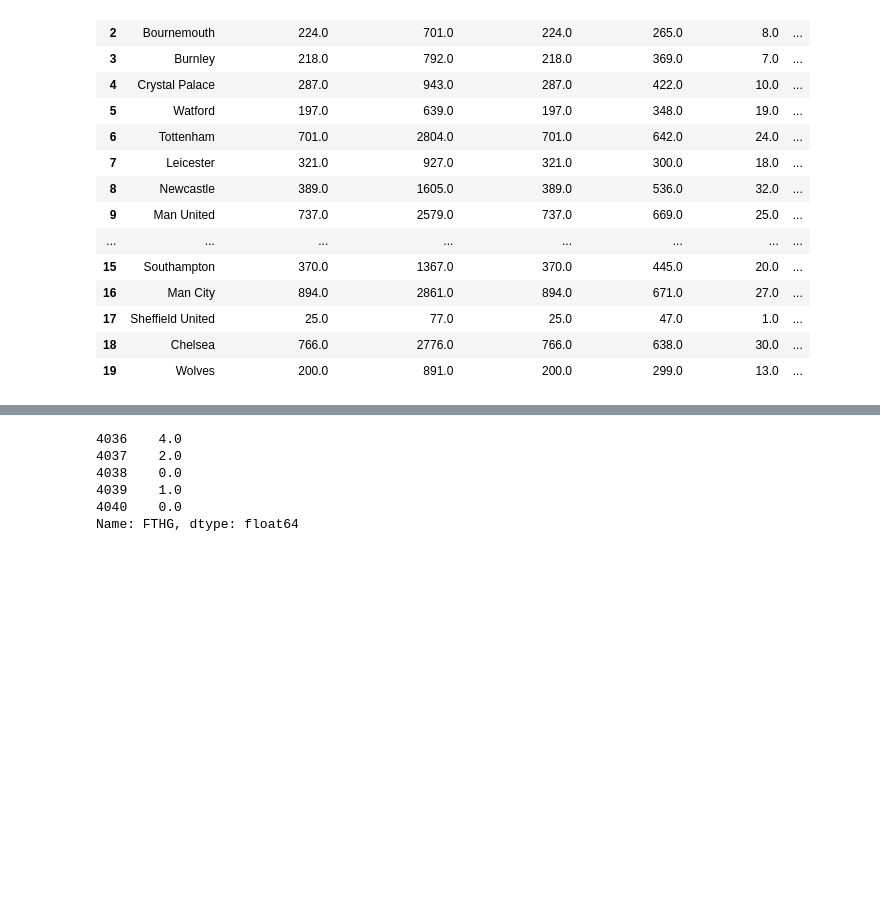
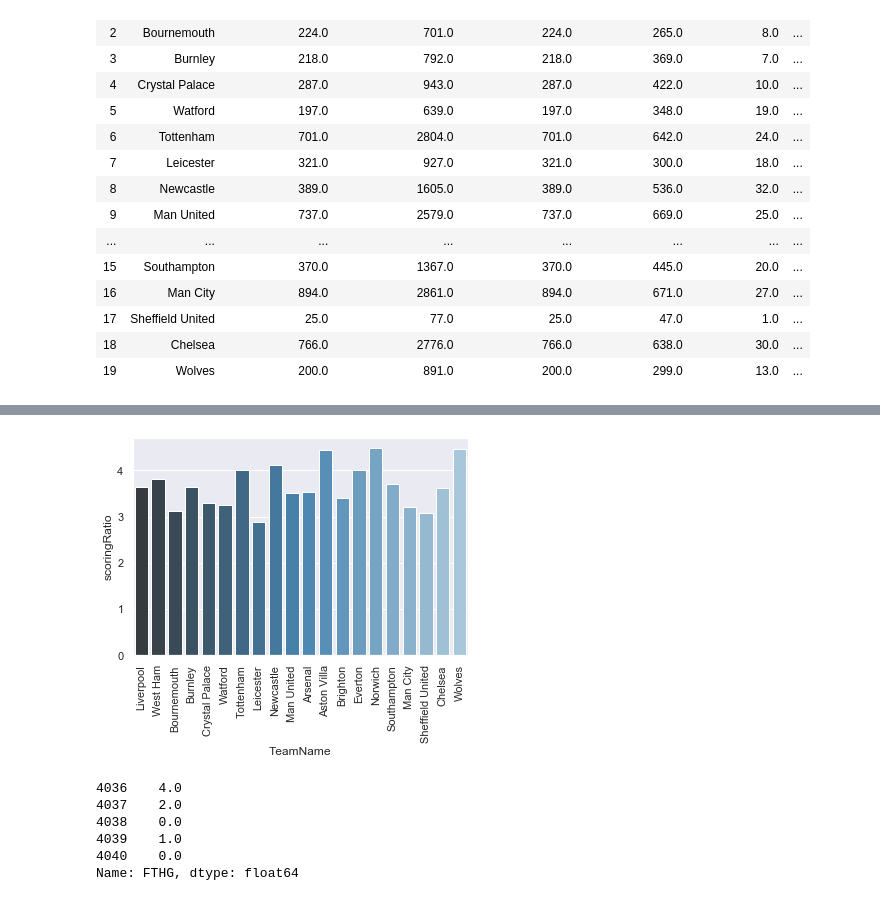
Before and after one commit to AmarNaga/EPL-prediction, a Jupyter notebook: Predict_1.ipynb, the cells around one changed output, grey strips where cells are left out. Saved outputs shown, nothing was run; the diff lists cells and outputs as text; code cells hidden in the pictures; blank space fills up the shorter version.

```diff
--- a/Predict_1.ipynb
+++ b/Predict_1.ipynb
@@ -238,3 +256,9 @@ display(teamStats)
+# %%
+scoringRatioPlot = se.barplot(teamStats.TeamName, teamStats.scoringRatio,palette="Blues_d")
+for item in scoringRatioPlot.get_xticklabels():
+    item.set_rotation(90)
+# %% [output]
+[figure, added]
 # %%
 # to check if the all teams are present
 filteredData = data[(data.HomeTeam.isin(team_name))]
```
Also changed, not shown: parts of 11 cells of this notebook, 1 other file.
